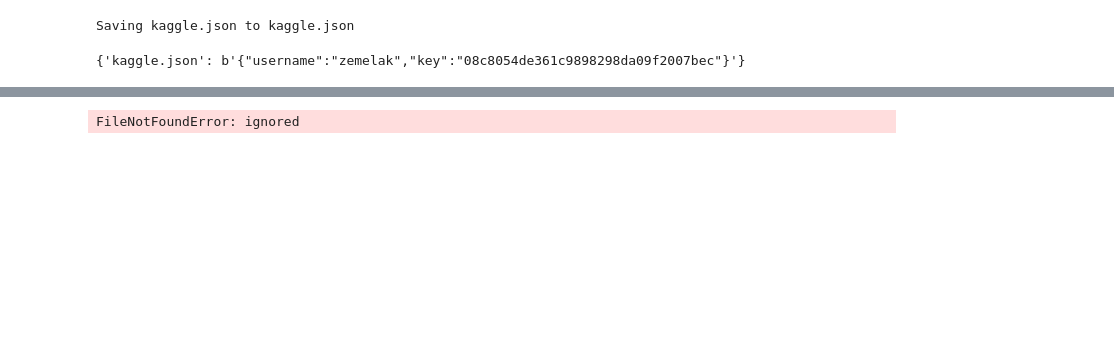
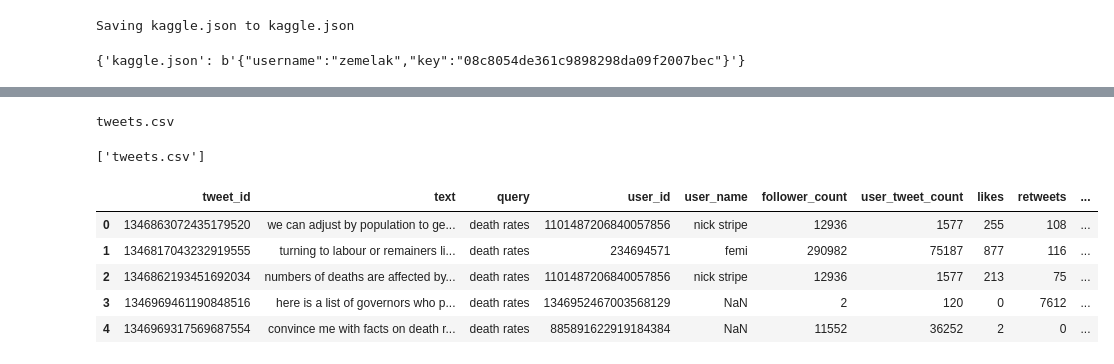
Before and after one commit to ZemelakGoraga/Text_Analysis, a Jupyter notebook: Analysis_of_Tweets_from_US_Capitol_Riots.ipynb, the cells around one changed output, grey strips where cells are left out. Saved outputs shown, nothing was run; the diff lists cells and outputs as text; code cells hidden in the pictures; blank space fills up the shorter version.

```diff
--- a/Analysis_of_Tweets_from_US_Capitol_Riots.ipynb
+++ b/Analysis_of_Tweets_from_US_Capitol_Riots.ipynb
@@ -68,17 +57,49 @@ def extract_entities_sentiments(text):
-# %%
-# Data Inspection, Cleaning, and Processing:
-import pandas as pd
-
-# Load the dataset
-data = pd.read_csv('tweets_dataset.csv')
-
-# Data inspection
-print(data.head())
-print(data.info())
-
-# Data cleaning
-data['text'] = data['text'].str.replace('[^a-zA-Z\s]', '')
-data['text'] = data['text'].str.lower()
-data.drop_duplicates(subset=['text'], inplace=True)
-# %% [output]
-FileNotFoundError: ignored
+# %%
+# unzip the different data files
+# There is one .csv file in the following zip file
+
+import zipfile
+
+# Specify the path to the downloaded ZIP file
+zip_file_path = "/content/80000-tweets-from-us-capitol-riotsjan-6-2021.zip"
+
+# Create a ZipFile object
+with zipfile.ZipFile(zip_file_path, 'r') as zip_ref:
+    # Get the list of file paths within the ZIP archive
+    file_paths = zip_ref.namelist()
+
+# Print the list of file paths
+for path in file_paths:
+    print(path)
+# %% [output]
+tweets.csv
+# %%
+# Download a specific table to work with
+# Here, I will download the following table, which contains imported live animals and products:
+#  Table to download: "current_FAO/raw_files/Trade_LiveAnimals_E_All_Data_(Normalized).csv", and save it as df
+
+import pandas as pd
+from zipfile import ZipFile
+
+# Specify the CSV file to read from the ZIP archive
+csv_file_to_read = "tweets.csv"
+
+# Read the ZIP archive
+with ZipFile("/content/80000-tweets-from-us-capitol-riotsjan-6-2021.zip", 'r') as zip_file:
+    # List the files within the ZIP archive (to double-check paths)
+    print(zip_file.namelist())
+
+    # Read the CSV file from the ZIP archive with the specified encoding and delimiter
+    with zip_file.open(csv_file_to_read) as csv_file:
+        df = pd.read_csv(csv_file, encoding='ISO-8859-1')
+# %% [output]
+['tweets.csv']
+# %%
+df.head()
+# %% [output]
+|  | tweet_id | text | query | user_id | user_name | follower_count | user_tweet_count | likes | retweets | ... |
+| 0 | 1346863072435179520 | we can adjust by population to ge... | death rates | 1101487206840057856 | nick stripe | 12936 | 1577 | 255 | 108 | ... |
+| 1 | 1346817043232919555 | turning to labour or remainers li... | death rates | 234694571 | femi | 290982 | 75187 | 877 | 116 | ... |
+| 2 | 1346862193451692034 | numbers of deaths are affected by... | death rates | 1101487206840057856 | nick stripe | 12936 | 1577 | 213 | 75 | ... |
+| 3 | 1346969461190848516 | here is a list of governors who p... | death rates | 1346952467003568129 | NaN | 2 | 120 | 0 | 7612 | ... |
+| 4 | 1346969317569687554 | convince me with facts on death r... | death rates | 885891622919184384 | NaN | 11552 | 36252 | 2 | 0 | ... |
```
Also changed, not shown: parts of 4 cells of this notebook.
